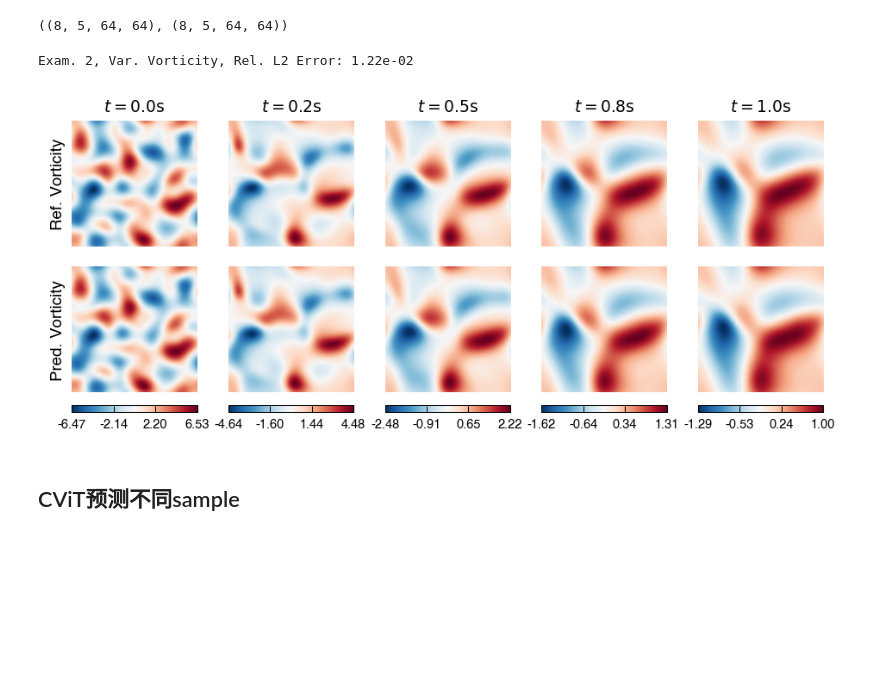
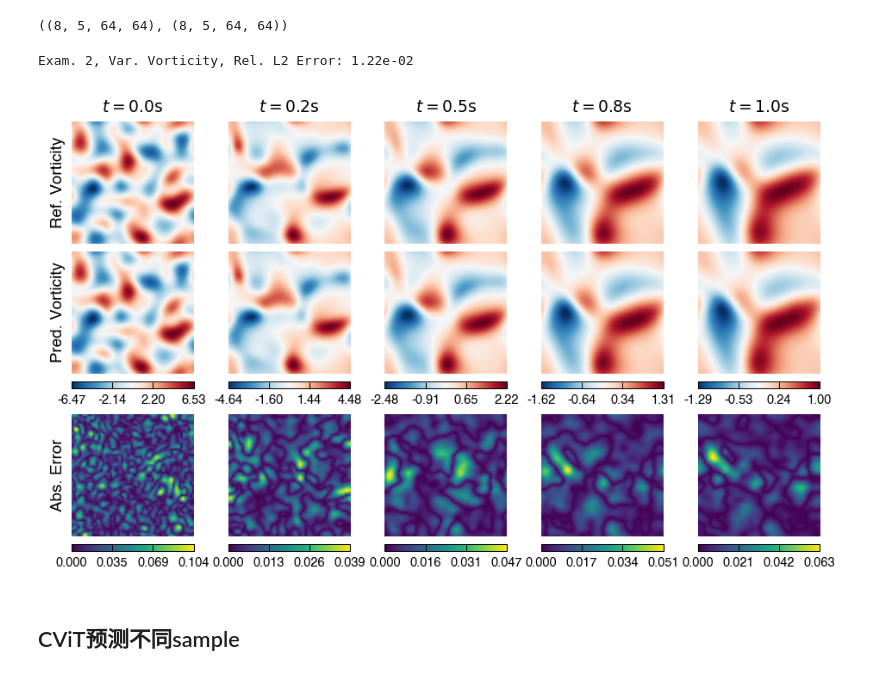
Before and after one commit to NanxiiChen/PI-CViT, a Jupyter notebook: burgers/eval.ipynb, the cells around one changed output. Drawn from its saved outputs; the diff is of its cells as text; code cells hidden in the pictures; blank space fills up the shorter version.

```diff
--- a/burgers/eval.ipynb
+++ b/burgers/eval.ipynb
@@ -357,9 +357,9 @@ vorticity_sol.shape, vorticity_ref.shape
 
 from matplotlib import gridspec
 batch_th = 2
-fig = plt.figure(figsize=(7.5, 3))
-gs = gridspec.GridSpec(3, len(target_ts), figure=fig, wspace=0.25, hspace=0.05,
-                       height_ratios=[1, 1, 0.05])
+fig = plt.figure(figsize=(7.5, 4.5))
+gs = gridspec.GridSpec(5, len(target_ts), figure=fig, wspace=0.25, hspace=0.1,
+                       height_ratios=[1, 1, 0.2, 1, 0.2])
 
 
 for i, tic in enumerate(target_ts):
@@ -372,38 +372,64 @@ for i, tic in enumerate(target_ts):
         vorticity_ref[batch_th, i, :, :],
             extent=(x.min(), x.max(), y.min(), y.max()),
             origin="lower", cmap="RdBu_r", vmin=vmin, vmax=vmax,
             interpolation="bilinear", rasterized=True,)
     if i == 0:
         ax.text(-0.05, 0.5, "Ref. Vorticity", rotation=90, va="center", ha="right", transform=ax.transAxes, fontsize=9)
     ax.text(0.5, 1.05, rf"$t={tic:.1f}\mathrm{{s}}$", va="bottom", ha="center", transform=ax.transAxes, fontsize=9)
 
     ax = fig.add_subplot(gs[1, i])
     ax.set_axis_off()
 
     pred_ax = ax.imshow(
         vorticity_sol[batch_th, i, :, :],
             extent=(x.min(), x.max(), y.min(), y.max()),
             origin="lower", cmap="RdBu_r", vmin=vmin, vmax=vmax,
             interpolation="bilinear", rasterized=True,)
     if i == 0:
         ax.text(-0.05, 0.5, "Pred. Vorticity", rotation=90, va="center", ha="right", transform=ax.transAxes, fontsize=9)
-    # diff = jnp.abs(vorticity_ref[batch_th, i, :, :] - vorticity_sol[batch_th, i, :, :])
 
-    cbar_ax = fig.add_subplot(gs[2, i])
+
+    # cbar_ax = fig.add_subplot(gs[2, i])
+    pos = ax.get_position()
+    cbar_ax = fig.add_axes([pos.x0, pos.y0 - 0.025, pos.width, 0.012])
+
     norm = plt.Normalize(vmin=vmin, vmax=vmax)
     sm = plt.cm.ScalarMappable(cmap="RdBu_r", norm=norm)
     sm.set_array([])
     cbar = fig.colorbar(sm, cax=cbar_ax, orientation="horizontal", format="%.2f", ticks=jnp.linspace(vmin, vmax, num=4))
     # cbar.set_label("Vorticity", fontsize=9)
 
+    ax = fig.add_subplot(gs[3, i])
+    error = jnp.abs(vorticity_ref[batch_th, i, :, :] - vorticity_sol[batch_th, i, :, :])
+    error_ax = ax.imshow(
+        error,
+        extent=(x.min(), x.max(), y.min(), y.max()),
+        origin="lower", cmap="viridis", vmin=0, vmax=jnp.max(error),
+        interpolation="bilinear", rasterized=True,
+    )
+    if i == 0:
+        ax.text(-0.05, 0.5, r"Abs. Error",
+                rotation=90, va="center", ha="right", transform=ax.transAxes, fontsize=9)
+    ax.set_axis_off()
+
+    # cbar_ax = fig.add_subplot(gs[4, i])
+    pos = ax.get_position()
+    cbar_ax = fig.add_axes([pos.x0, pos.y0 - 0.025, pos.width, 0.012])
+
+    norm = plt.Normalize(vmin=0, vmax=jnp.max(error))
+    sm = plt.cm.ScalarMappable(cmap="viridis", norm=norm)
+    sm.set_array([])
+    cbar = fig.colorbar(sm, cax=cbar_ax, orientation="horizontal", format="%.3f", ticks=jnp.linspace(0, jnp.max(error), num=4))
+
+
 l2 = jnp.sqrt(jnp.sum((vorticity_ref[batch_th] - vorticity_sol[batch_th]) ** 2)) / jnp.sqrt(jnp.sum(vorticity_ref[batch_th] ** 2))
 # fig.suptitle(f"Exam. {batch_th}, Var. Vorticity, Rel. L2 Error: {l2_erro:.2e}", y=1.02,
 print(f"Exam. {batch_th}, Var. Vorticity, Rel. L2 Error: {l2:.2e}")
-fig.savefig("./figures/burgers_vorticity_field.png", dpi=300, bbox_inches="tight", pad_inches=0.03)
-fig.savefig("./figures/burgers_vorticity_field.pdf", dpi=300, bbox_inches="tight", pad_inches=0.03)
+# fig.savefig("./figures/burgers_vorticity_field.png", dpi=300, bbox_inches="tight", pad_inches=0.03)
+# fig.savefig("./figures/burgers_vorticity_field.pdf", dpi=300, bbox_inches="tight", pad_inches=0.03)
 # %% [output]
 Exam. 2, Var. Vorticity, Rel. L2 Error: 1.22e-02
-[figure, old version]
+[figure, new version]
 # %% [markdown]
 ## CViT预测不同sample
 # %%
```
Also changed, not shown: parts of 3 cells of this notebook, 8 other files.
